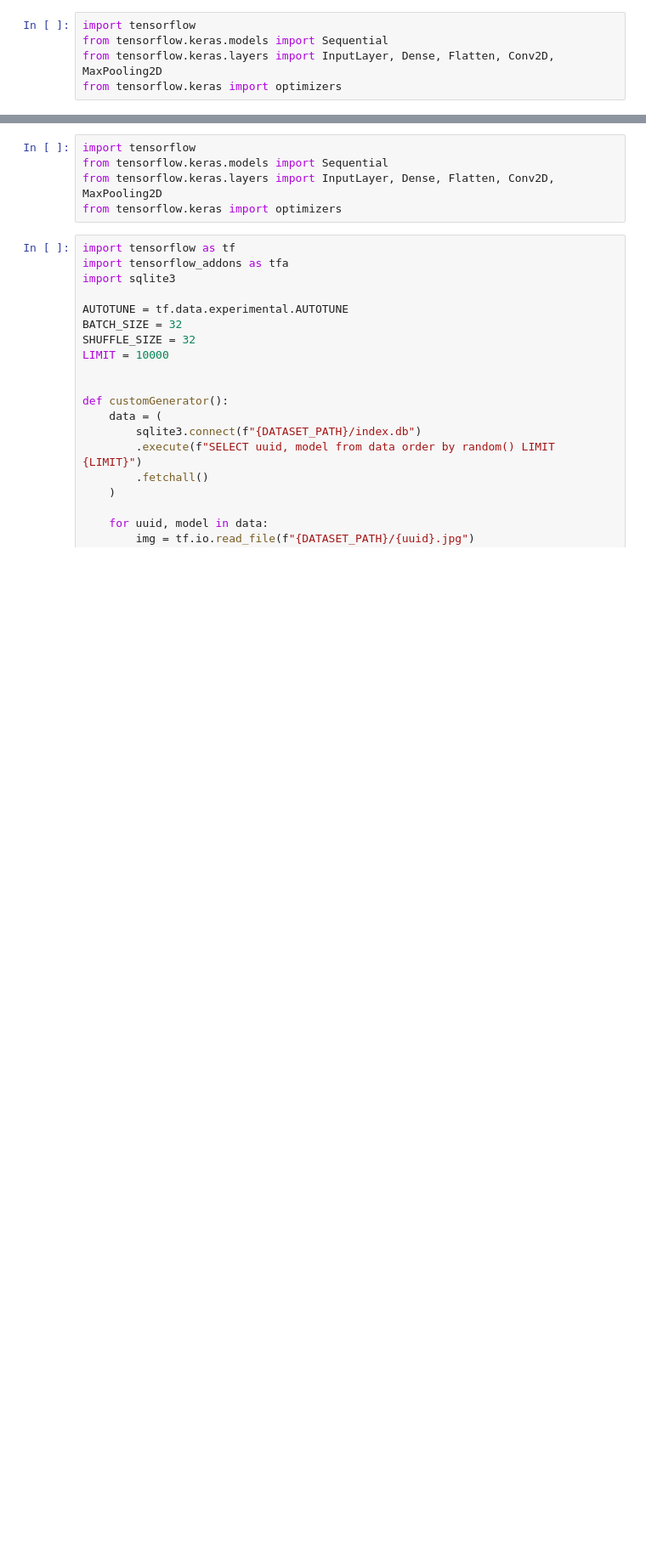
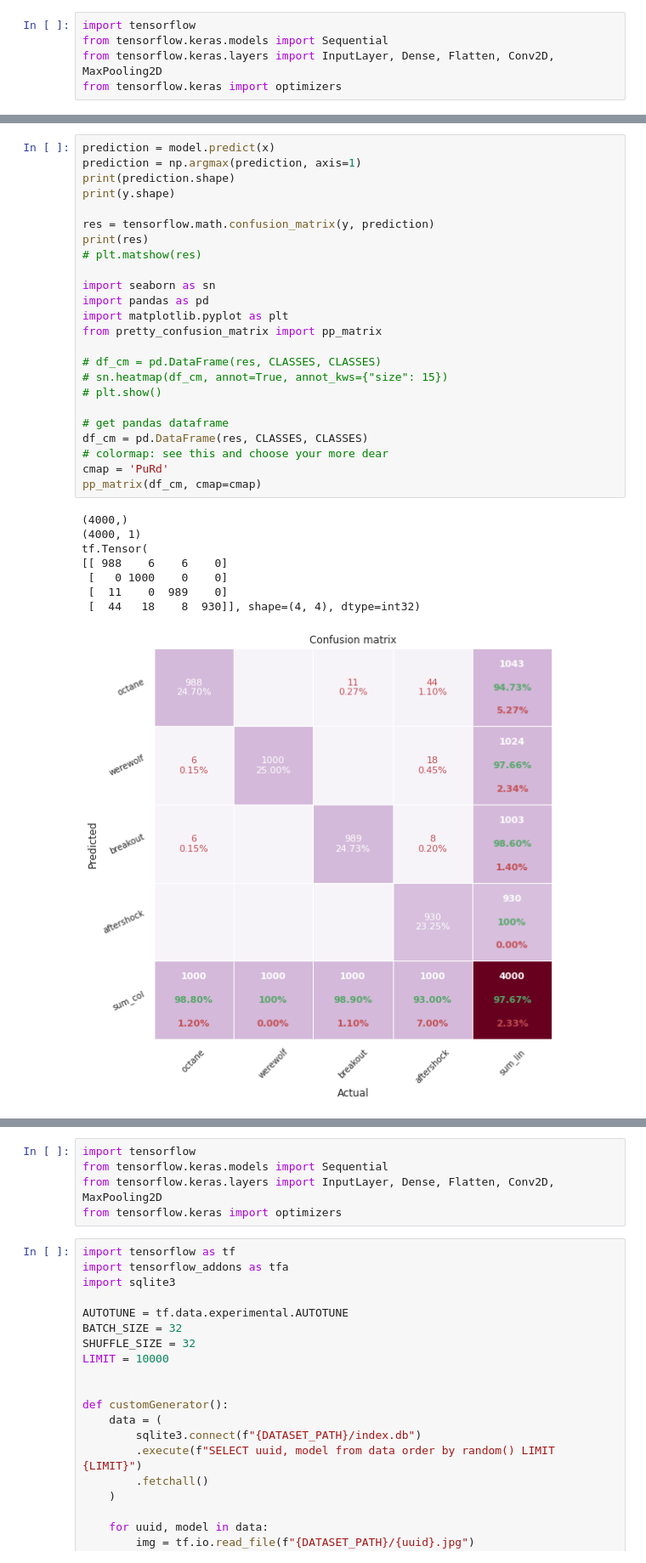
Before and after one commit to Tocard-Inc/Deep-Learning, a Jupyter notebook: src/notebook.ipynb, the cells around one changed output, grey strips where cells are left out. Shown: that part at 85% size. Cells and saved outputs as stored; diff of their text form; blank space fills up the shorter version.

Commit message:
feat: matrice de confusion

```diff
--- a/src/notebook.ipynb
+++ b/src/notebook.ipynb
@@ -173,3 +181,36 @@ plot_training_analysis()
+# %%
+prediction = model.predict(x)
+prediction = np.argmax(prediction, axis=1)
+print(prediction.shape)
+print(y.shape)
+
+res = tensorflow.math.confusion_matrix(y, prediction)
+print(res)
+# plt.matshow(res)
+
+import seaborn as sn
+import pandas as pd
+import matplotlib.pyplot as plt
+from pretty_confusion_matrix import pp_matrix
+
+# df_cm = pd.DataFrame(res, CLASSES, CLASSES)
+# sn.heatmap(df_cm, annot=True, annot_kws={"size": 15})
+# plt.show()
+
+# get pandas dataframe
+df_cm = pd.DataFrame(res, CLASSES, CLASSES)
+# colormap: see this and choose your more dear
+cmap = 'PuRd'
+pp_matrix(df_cm, cmap=cmap)
+# %% [output]
+(4000,)
+(4000, 1)
+tf.Tensor(
+[[ 988    6    6    0]
+ [   0 1000    0    0]
+ [  11    0  989    0]
+ [  44   18    8  930]], shape=(4, 4), dtype=int32)
+[figure, added]
 # %%
 IMAGE_SIZE = (400, 150, 3)
 RESIZED_SIZE = (100, 50, 3)
```
Also changed, not shown: parts of 8 cells of this notebook, 1 other file.
